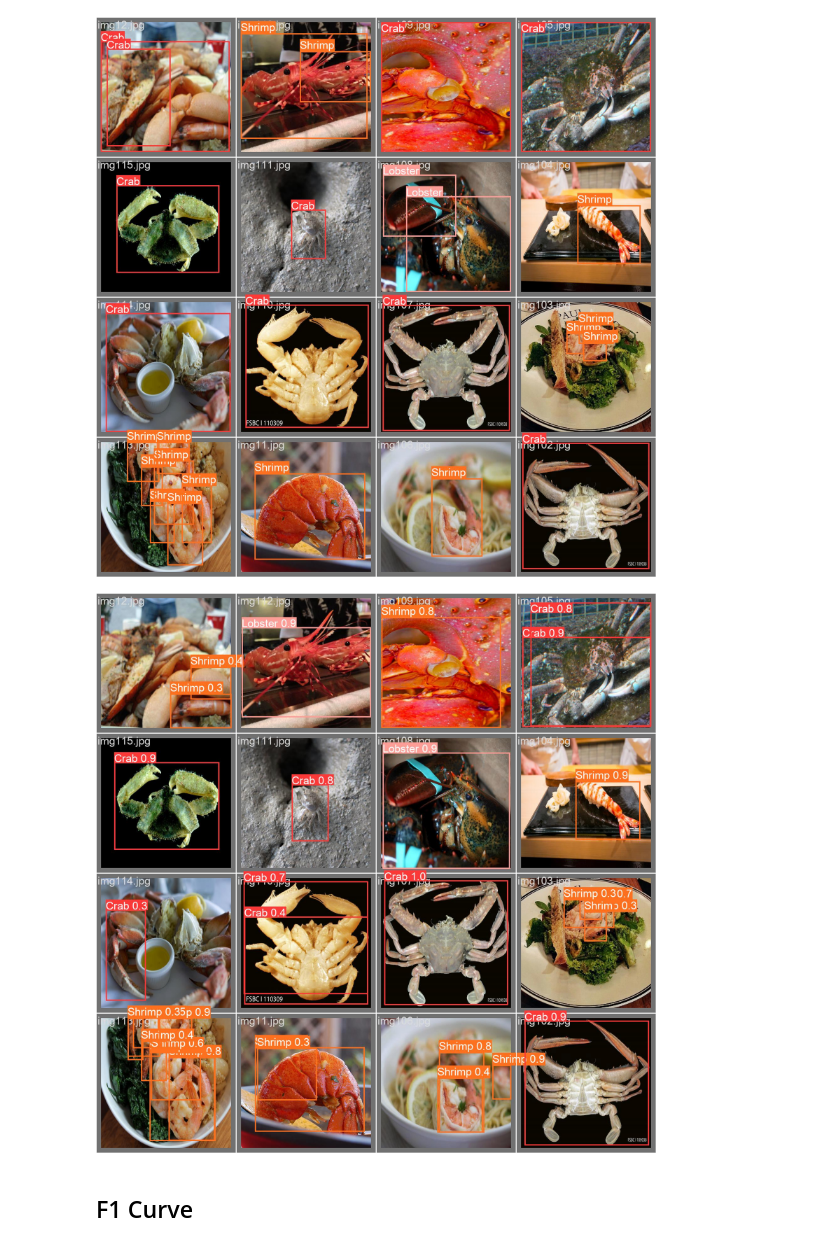
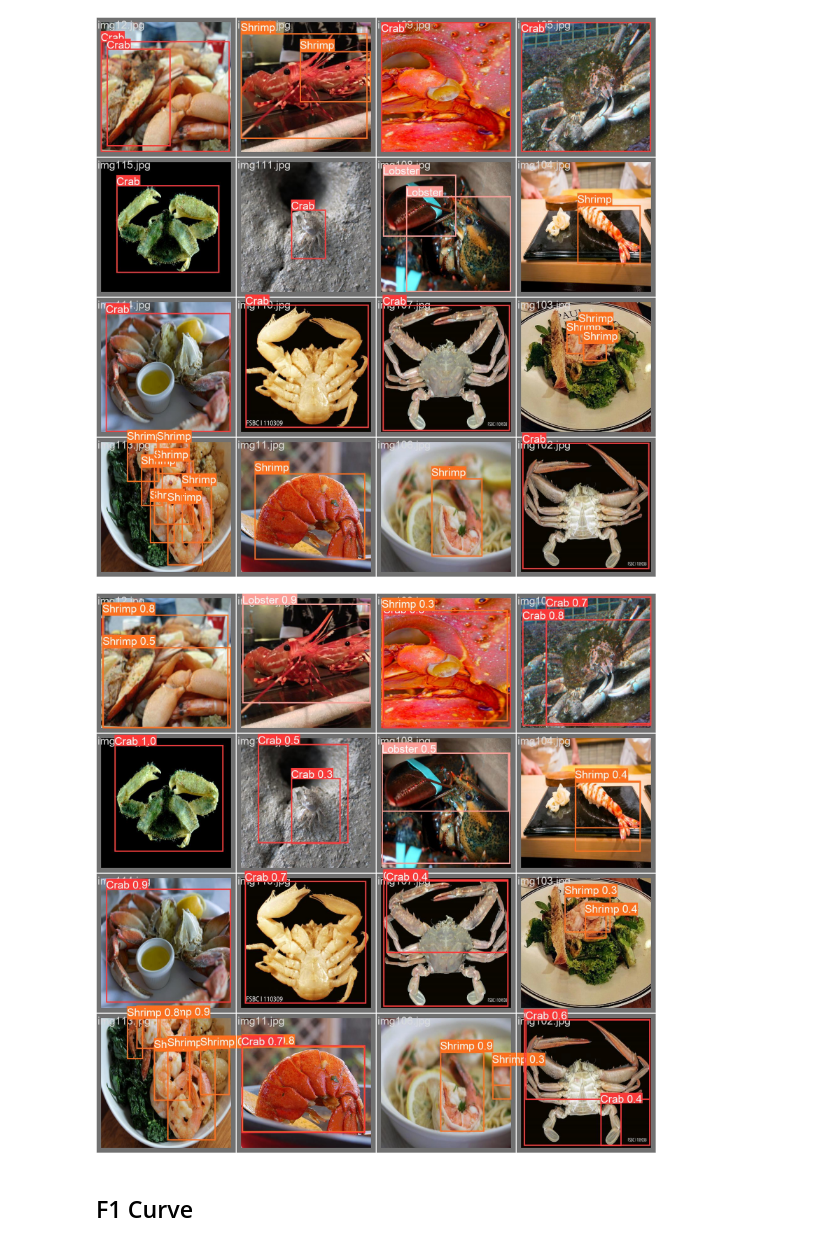
Before and after one commit to gan0606/shellfish_v2, a Jupyter notebook: 04_modeling.ipynb, the cells around one changed output. Saved outputs shown, nothing was run; the diff lists cells and outputs as text; code cells hidden in the pictures.

```diff
--- a/04_modeling.ipynb
+++ b/04_modeling.ipynb
@@ -47,9 +66,9 @@ Image("runs/detect/train2/val_batch2_labels.jpg")
 [figure]
 # %%
 # 検証データ
-Image("runs/detect/train2/val_batch2_pred.jpg")
+Image("runs/detect/train/val_batch2_pred.jpg")
 # %% [output]
-[figure, old version]
+[figure, new version]
 # %% [markdown]
 ## F1 Curve
 # %%
```
Also changed, not shown: parts of 5 cells of this notebook, 17 other files.
